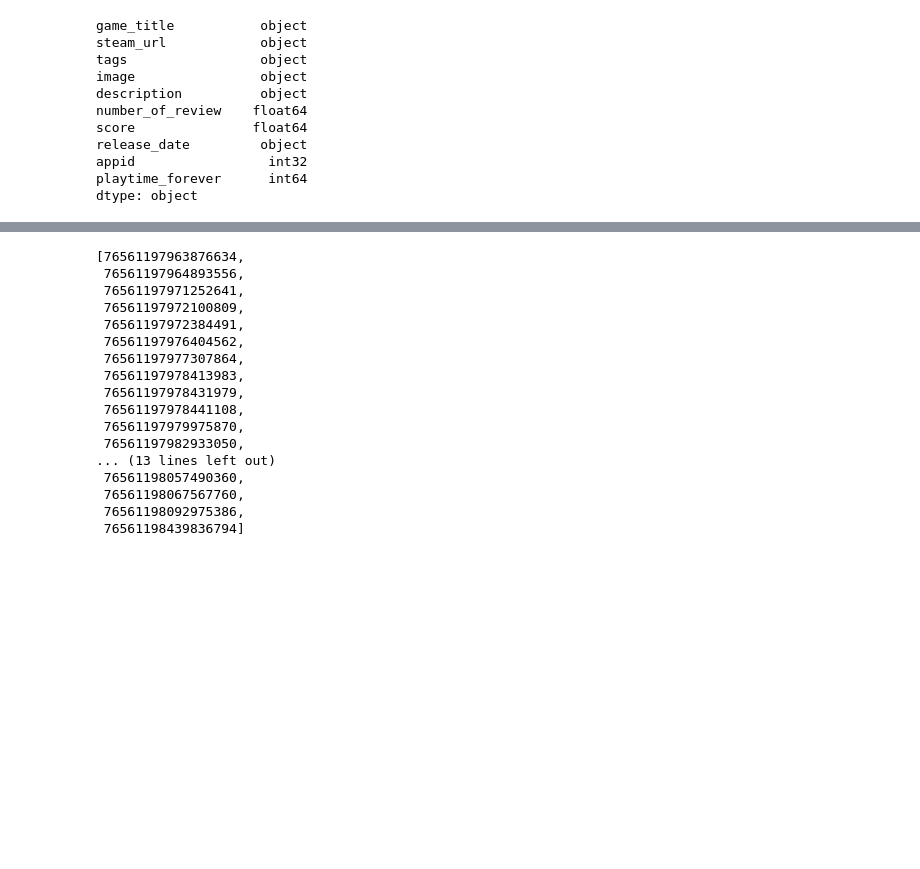
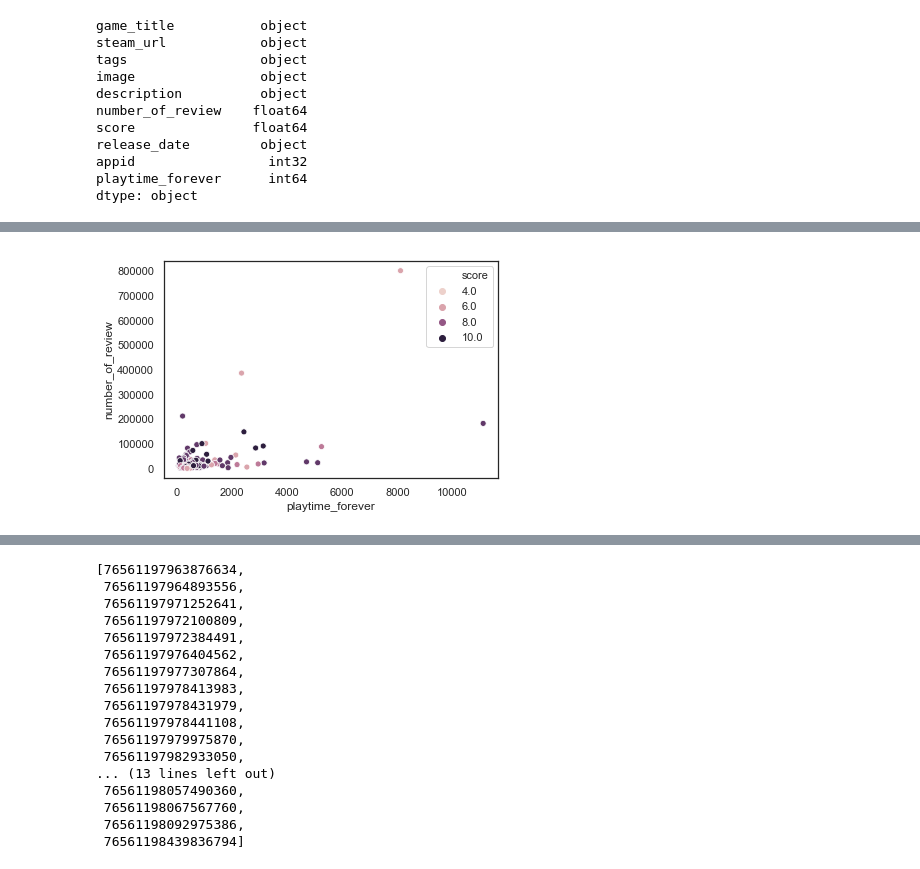
Before and after one commit to micsab/Game-Recommendation-Engine, a Jupyter notebook: api_test.ipynb, the cells around one changed output, grey strips where cells are left out. Cells and saved outputs as stored; diff of their text form; code cells hidden in the pictures; blank space fills up the shorter version.

```diff
--- a/api_test.ipynb
+++ b/api_test.ipynb
@@ -112,0 +107,7 @@ len(df2['number_of_review'])
+# %%
+df_csno = df2[~df2.game_title.str.contains('Counter-Strike: Global Offensive')]
+
+ax = sns.scatterplot(x="playtime_forever", y="number_of_review", hue="score",
+                     data=df_csno)
+# %% [output]
+[figure, added]
```
Also changed, not shown: parts of 8 cells of this notebook, 1 other file.
